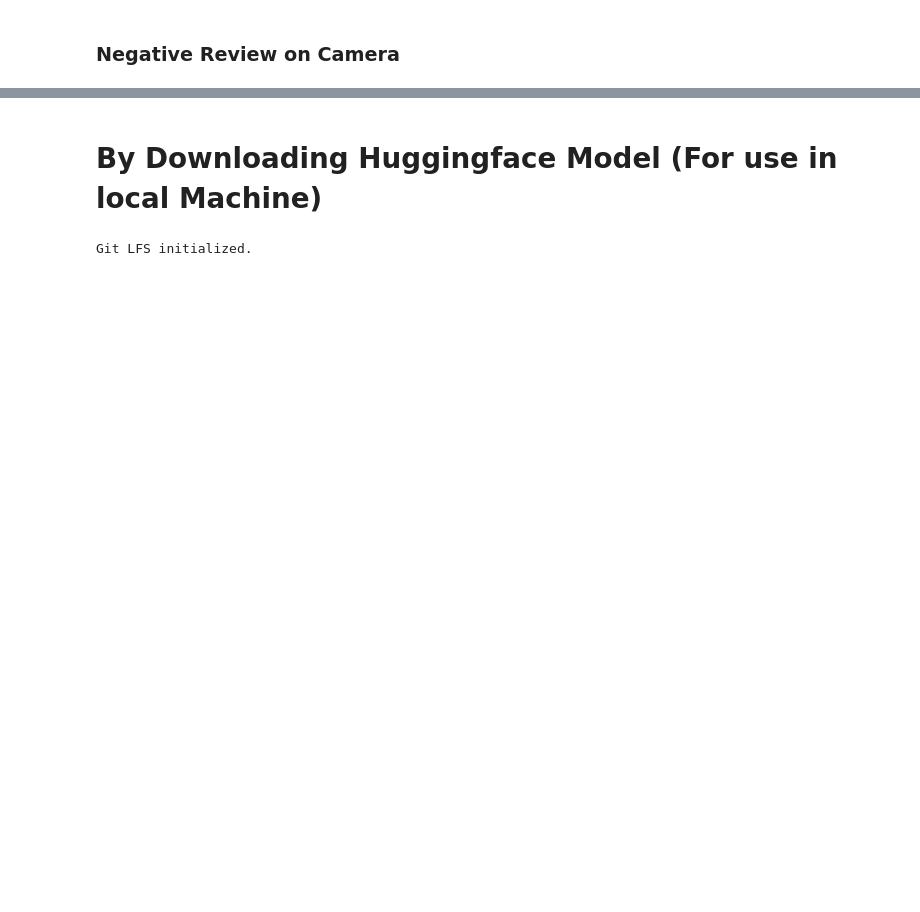
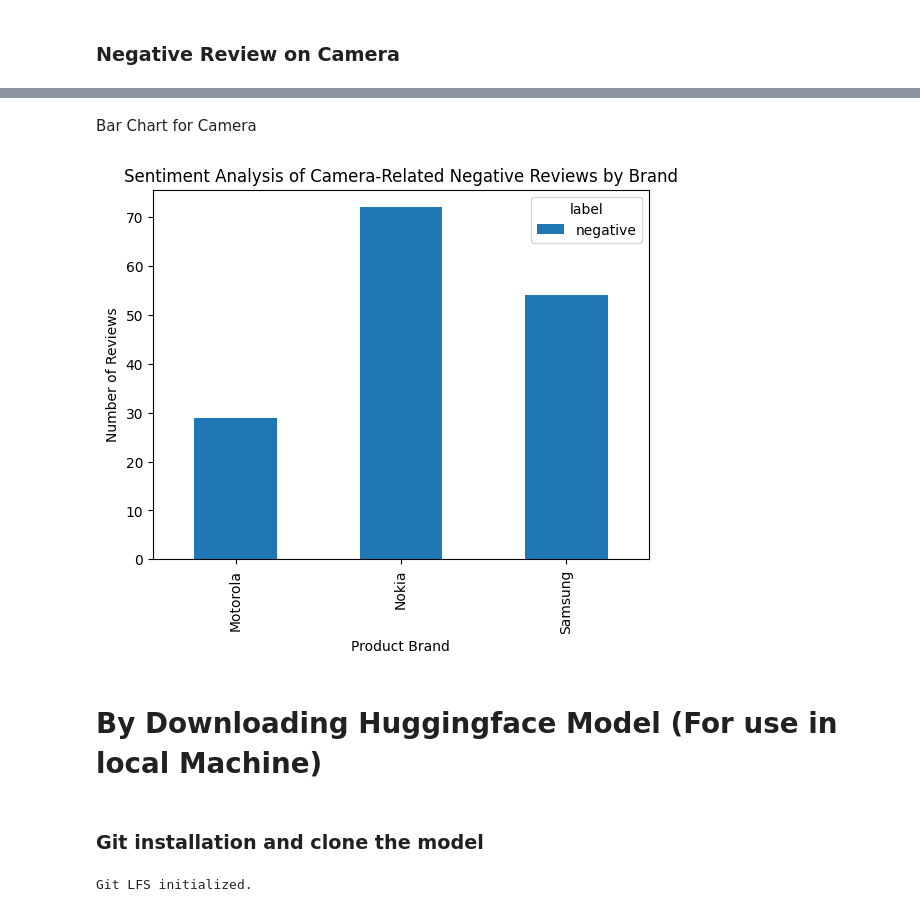
Before and after one commit to imostafizur/Feedback_Analysis, a Jupyter notebook: Feedback_Analysis.ipynb, the cells around one changed output, grey strips where cells are left out. Saved outputs shown, nothing was run; the diff lists cells and outputs as text; code cells hidden in the pictures; blank space fills up the shorter version.

```diff
--- a/Feedback_Analysis.ipynb
+++ b/Feedback_Analysis.ipynb
@@ -333,6 +359,28 @@ Motorola          100.0
 Samsung           100.0
+# %% [markdown]
+Bar Chart for Camera
+# %%
+import pandas as pd
+import matplotlib.pyplot as plt
+
+# Load the CSV file
+df = pd.read_csv('/content/camera_negative_reviews.csv')
+
+# Group the data by product brand and sentiment label
+grouped_data = df.groupby(['product_brand', 'label']).size().unstack()
+
+# Create a bar plot
+grouped_data.plot(kind='bar', stacked=True)
+plt.title('Sentiment Analysis of Camera-Related Negative Reviews by Brand')
+plt.xlabel('Product Brand')
+plt.ylabel('Number of Reviews')
+plt.show()
+# %% [output]
+[figure, added]
 # %% [markdown]
 # By Downloading Huggingface Model (For use in local Machine)
+# %% [markdown]
+### Git installation and clone the model
 # %%
 !git lfs install
 # %% [output]
```
Also changed, not shown: parts of 17 cells of this notebook.
